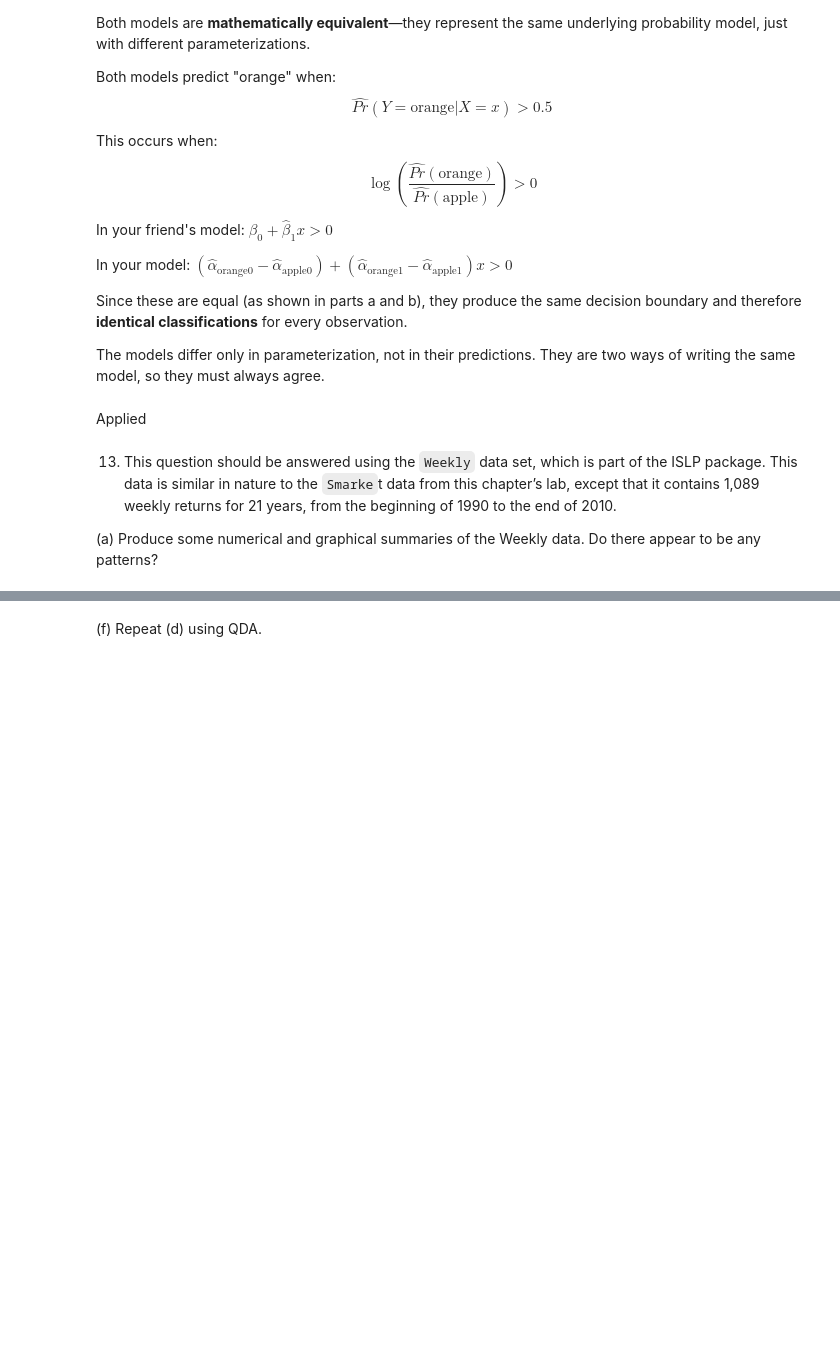
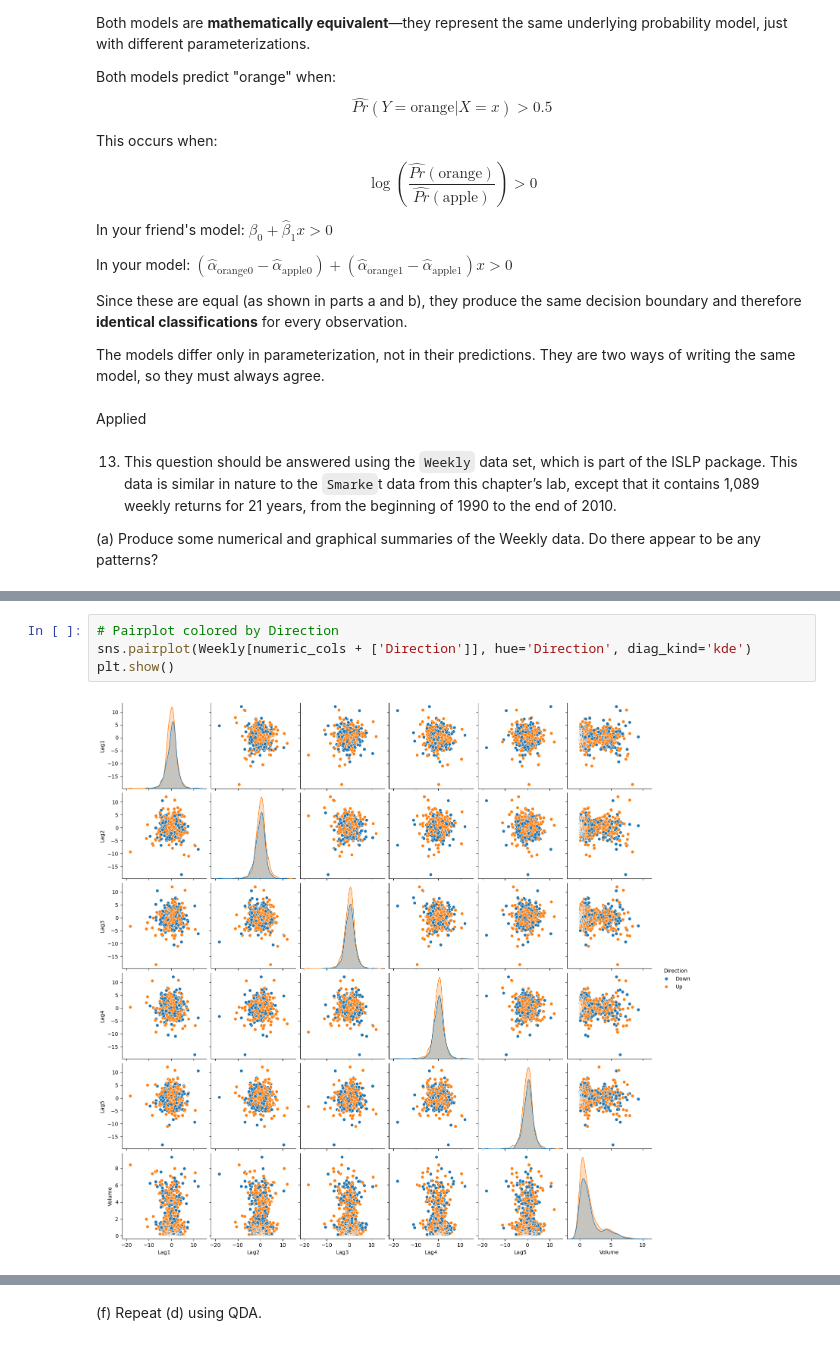
Before and after one commit to zozoking101/An-Introduction-to-Statistical-Learning-with-Applications-in-Python, a Jupyter notebook: 4_Classification/Chapter_4.ipynb, the cells around one changed output, grey strips where cells are left out. Drawn from its saved outputs; the diff is of its cells as text; blank space fills up the shorter version.

```diff
--- a/4_Classification/Chapter_4.ipynb
+++ b/4_Classification/Chapter_4.ipynb
@@ -3391,0 +3445,6 @@ for the held out data (that is, the data from 2009 and 2010).
+# %%
+# Pairplot colored by Direction
+sns.pairplot(Weekly[numeric_cols + ['Direction']], hue='Direction', diag_kind='kde')
+plt.show()
+# %% [output]
+[figure, added]
```
Also changed, not shown: parts of 39 cells of this notebook.
